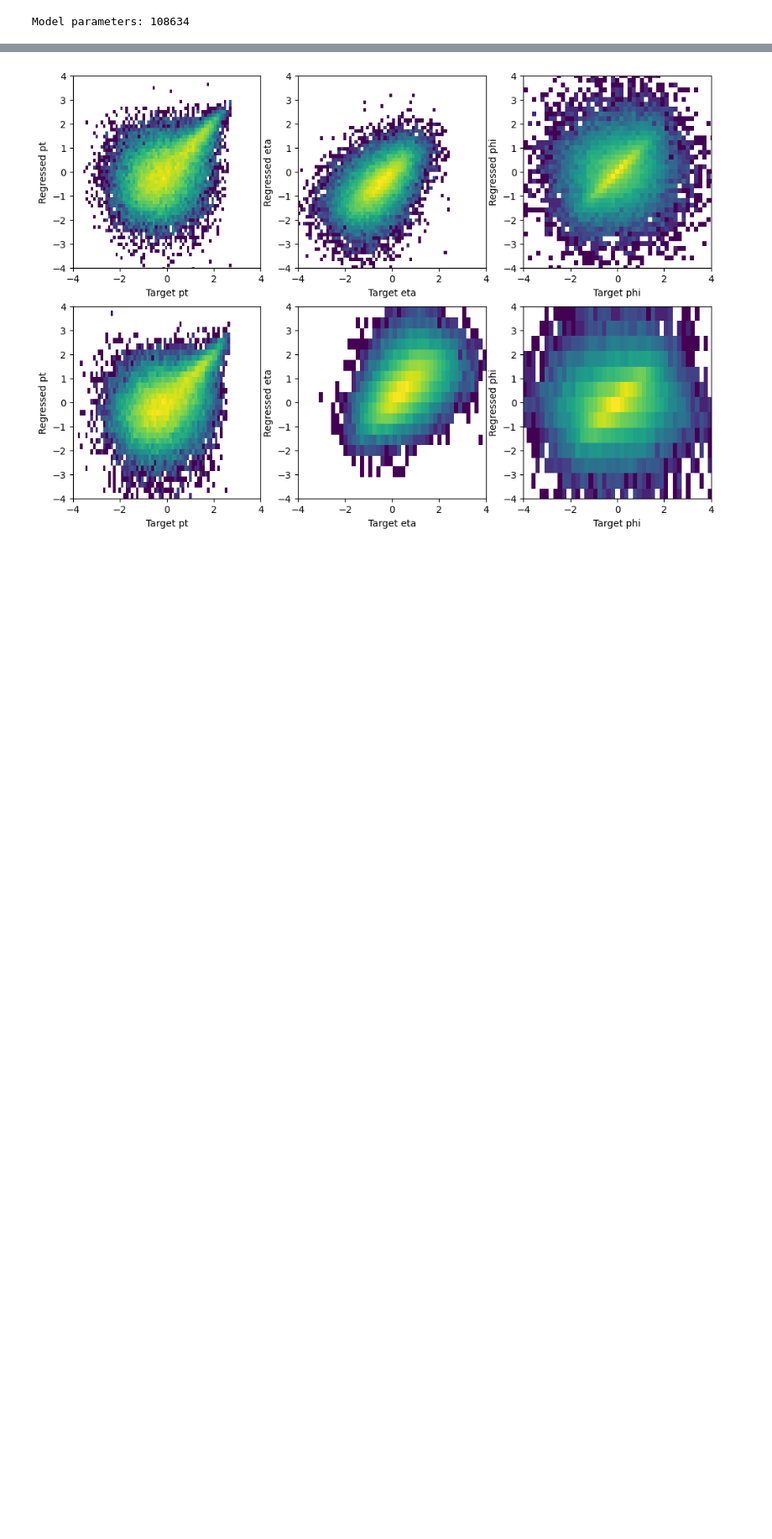
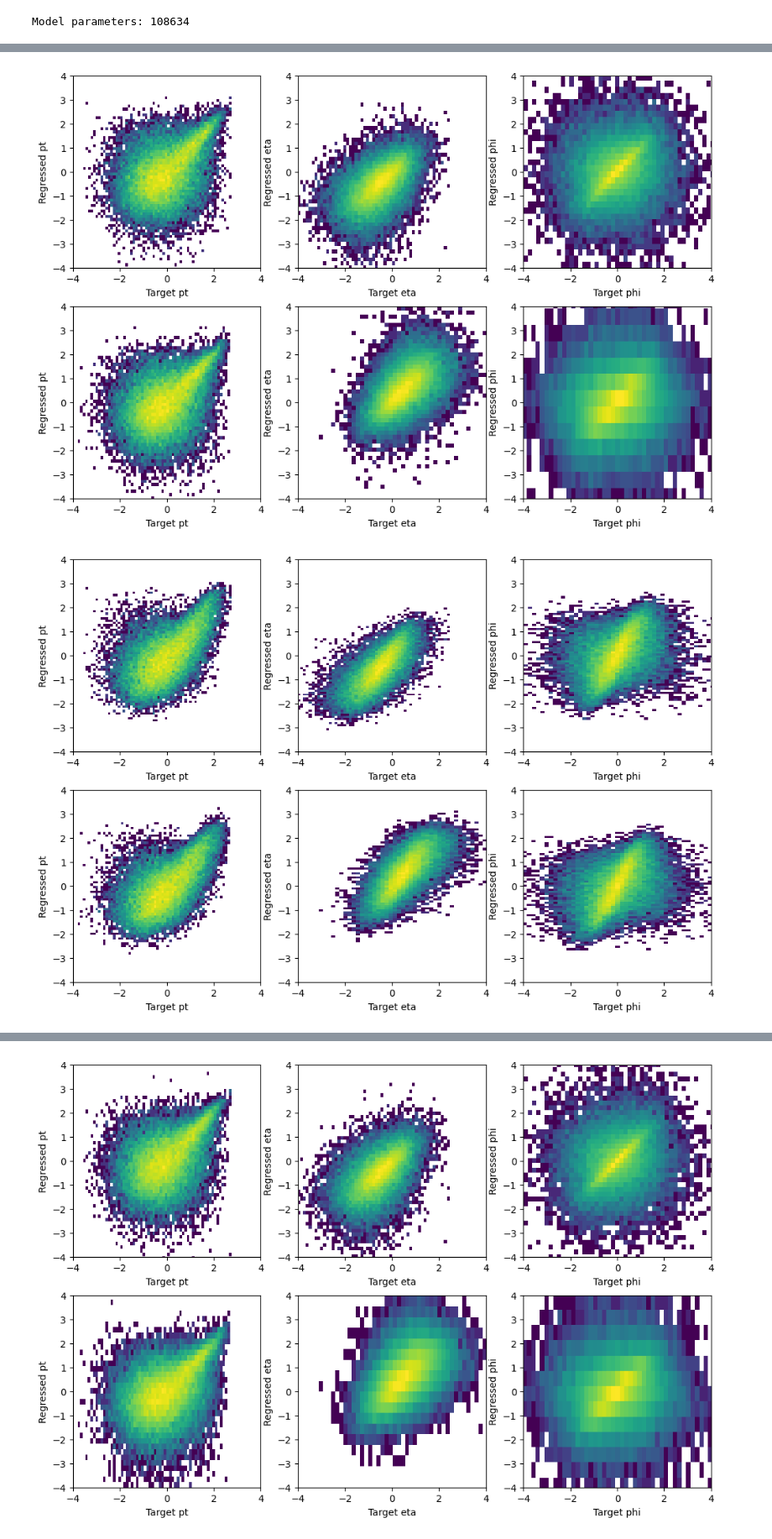
Before and after one commit to AuroraPerego/PhDCourse_MLForPrecisionPhysics_2024, a Jupyter notebook: 6_NeutrinoFlow-ex1-MMD.ipynb, the cells around one changed output, grey strips where cells are left out. Shown at 84% size. Saved outputs shown, nothing was run; the diff lists cells and outputs as text; code cells hidden in the pictures; blank space fills up the shorter version.

```diff
--- a/6_NeutrinoFlow-ex1-MMD.ipynb
+++ b/6_NeutrinoFlow-ex1-MMD.ipynb
@@ -311,14 +311,14 @@ class NeutrinosFlow(nn.Module):
 # criterion_regression =  MMD
 criterion_regression = lambda y, y_true: (nn.MSELoss(reduction='none')(y, y_true).mean(), MMD(y, y_true, kernel='multiscale', device='cuda', dtype=torch.float32).mean())
 
-def train_flow(model, device, loader, val_loader,  optimizer, epochs, C_MSE = 1, C_MMD = 10, C_REG = 6):
+def train_flow(model, device, loader, val_loader,  optimizer, epochs, C_MMD = 10, C_REG = 6):
     for epoch in range(epochs):
         model.train()
         for batch_idx, (jets, lepton, met, full_mask, nu, W) in enumerate(loader):
             optimizer.zero_grad()
             neutrino_momenta, out_flow =  model(jets,lepton,met, full_mask)
             loss_regression = criterion_regression(neutrino_momenta, torch.reshape(nu, [nu.shape[0], 6]))
-            loss_regression_value = C_MSE * loss_regression[0] + C_MMD * loss_regression[1]
+            loss_regression_value = loss_regression[0] + C_MMD * loss_regression[1]
             log_prob = out_flow.log_prob(torch.reshape(nu, [nu.shape[0], 6]))
             #print(-log_prob.mean().item(), loss_regression.mean().item())
 
@@ -343,7 +343,7 @@ def train_flow(model, device, loader, val_loader,  optimizer, epochs, C_MSE = 1,
                 #log_prob_val = flow_conditioned_val.log_prob(torch.reshape(nu_val, [nu_val.shape[0], 6]))
 
                 loss_regression = criterion_regression(neutrino_momenta, torch.reshape(nu_val, [nu_val.shape[0], 6]))
-                loss_regression_value = C_MSE * loss_regression[0] + C_MMD * loss_regression[1]
+                loss_regression_value = loss_regression[0] + C_MMD * loss_regression[1]
                 log_prob = out_flow.log_prob(torch.reshape(nu_val, [nu_val.shape[0], 6]))
                 val_loss = (-log_prob.mean() + C_REG * loss_regression_value)
                 # val_loss = - log_prob_val.mean()
@@ -363,7 +363,7 @@ flow_hidden_net=(64,64)
 context_net=[32,32]
 flow_coupling=False
 learning_rate = 1e-3
-num_epochs = 5
+num_epochs = 15
 
 
 device = torch.device("cuda" if torch.cuda.is_available() else "cpu")
@@ -408,25 +408,24 @@ def plot_samples(nu_sampl, nu_true):
 Nsamples = 30000
 dataset_val  = dataloader.ChunkedNumpyDataset(input_paths_validation, max_events=Nsamples, device="cuda")
 
-for C_MSE in [1, 10, 0.1]:
-    for C_MMD in [0, 1, 10]:
-        for C_REG in [1]:
-            print(f'Running with {C_MSE=}, {C_MMD=} and {C_REG=}')
-            trained_model = train_flow(model, device, dataloader_train, dataloader_val, optimizer, num_epochs, C_MSE, C_MMD, C_REG)
+for C_MMD in [10]:
+    for C_REG in [1, 10]:
+        print(f'Running with {C_MMD=} and {C_REG=}')
+        trained_model = train_flow(model, device, dataloader_train, dataloader_val, optimizer, num_epochs, C_MMD, C_REG)
 
-            samples_all = torch.zeros(1, Nsamples,  6)
-            neutrino_m_all = torch.zeros(1, Nsamples,  6)
-            with torch.no_grad():
-                for i in range(Nsamples // 100):
-                    jets, lepton, met, full_mask, nu, W = dataset_val[i*100:(i+1)*100]
-                    neutrino_momenta, samples = model(jets,lepton,met, full_mask)
-                    samples = samples.rsample((1,))
-                    samples_all[0:, i*100:(i+1)*100] = samples.cpu()
-                    neutrino_m_all[0:, i*100:(i+1)*100] = neutrino_momenta.cpu()
+        samples_all = torch.zeros(1, Nsamples,  6)
+        neutrino_m_all = torch.zeros(1, Nsamples,  6)
+        with torch.no_grad():
+            for i in range(Nsamples // 100):
+                jets, lepton, met, full_mask, nu, W = dataset_val[i*100:(i+1)*100]
+                neutrino_momenta, samples = model(jets,lepton,met, full_mask)
+                samples = samples.rsample((1,))
+                samples_all[0:, i*100:(i+1)*100] = samples.cpu()
+                neutrino_m_all[0:, i*100:(i+1)*100] = neutrino_momenta.cpu()
 
-            nu_sampl = torch.reshape(samples_all, (Nsamples, 2, 3)).detach().cpu().numpy()
-            nu_sampl_dnn = torch.reshape(neutrino_m_all, (Nsamples, 2, 3)).detach().cpu().numpy()
-            nu_true = dataset_val[0:Nsamples][4]
-            plot_samples(nu_sampl, nu_true.cpu().numpy())
-            plot_samples(nu_sampl_dnn, nu_true.cpu().numpy())
+        nu_sampl = torch.reshape(samples_all, (Nsamples, 2, 3)).detach().cpu().numpy()
+        nu_sampl_dnn = torch.reshape(neutrino_m_all, (Nsamples, 2, 3)).detach().cpu().numpy()
+        nu_true = dataset_val[0:Nsamples][4]
+        plot_samples(nu_sampl, nu_true.cpu().numpy())
+        plot_samples(nu_sampl_dnn, nu_true.cpu().numpy())
 # %% [output]
@@ -435,0 +449,2 @@ epoch 0, step 100, Loss: 5.8967 5.252631664276123, 0.6440967917442322, 0.3725398
+[figure, added]
+[figure, added]
```
Also changed, not shown: parts of 3 cells of this notebook.
